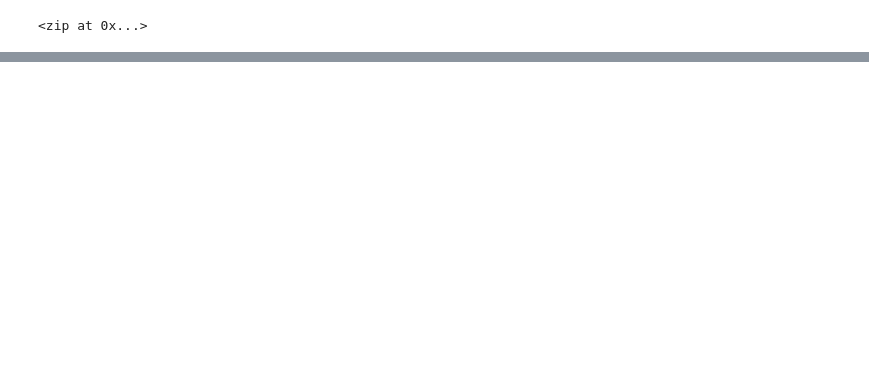
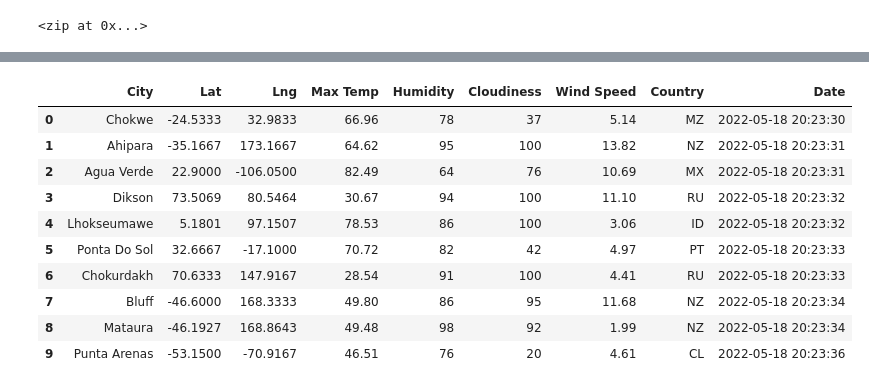
Before and after one commit to shaneabbley/World_Weather_Analysis, a Jupyter notebook: WeatherPy.ipynb, the cells around one changed output, grey strips where cells are left out. Saved outputs shown, nothing was run; the diff lists cells and outputs as text; code cells hidden in the pictures; blank space fills up the shorter version.

```diff
--- a/WeatherPy.ipynb
+++ b/WeatherPy.ipynb
@@ -53,0 +147,16 @@ len(cities)
+# %%
+# Convert the array of dictionaries to a Pandas DataFrame.
+city_data_df = pd.DataFrame(city_data)
+city_data_df.head(10)
+# %% [output]
+|  | City | Lat | Lng | Max Temp | Humidity | Cloudiness | Wind Speed | Country | Date |
+| 0 | Chokwe | -24.5333 | 32.9833 | 66.96 | 78 | 37 | 5.14 | MZ | 2022-05-18 20:23:30 |
+| 1 | Ahipara | -35.1667 | 173.1667 | 64.62 | 95 | 100 | 13.82 | NZ | 2022-05-18 20:23:31 |
+| 2 | Agua Verde | 22.9000 | -106.0500 | 82.49 | 64 | 76 | 10.69 | MX | 2022-05-18 20:23:31 |
+| 3 | Dikson | 73.5069 | 80.5464 | 30.67 | 94 | 100 | 11.10 | RU | 2022-05-18 20:23:32 |
+| 4 | Lhokseumawe | 5.1801 | 97.1507 | 78.53 | 86 | 100 | 3.06 | ID | 2022-05-18 20:23:32 |
+| 5 | Ponta Do Sol | 32.6667 | -17.1000 | 70.72 | 82 | 42 | 4.97 | PT | 2022-05-18 20:23:33 |
+| 6 | Chokurdakh | 70.6333 | 147.9167 | 28.54 | 91 | 100 | 4.41 | RU | 2022-05-18 20:23:33 |
+| 7 | Bluff | -46.6000 | 168.3333 | 49.80 | 86 | 95 | 11.68 | NZ | 2022-05-18 20:23:34 |
+| 8 | Mataura | -46.1927 | 168.8643 | 49.48 | 98 | 92 | 1.99 | NZ | 2022-05-18 20:23:34 |
+| 9 | Punta Arenas | -53.1500 | -70.9167 | 46.51 | 76 | 20 | 4.61 | CL | 2022-05-18 20:23:36 |
```
Also changed, not shown: parts of 10 cells of this notebook, 4 other files.
